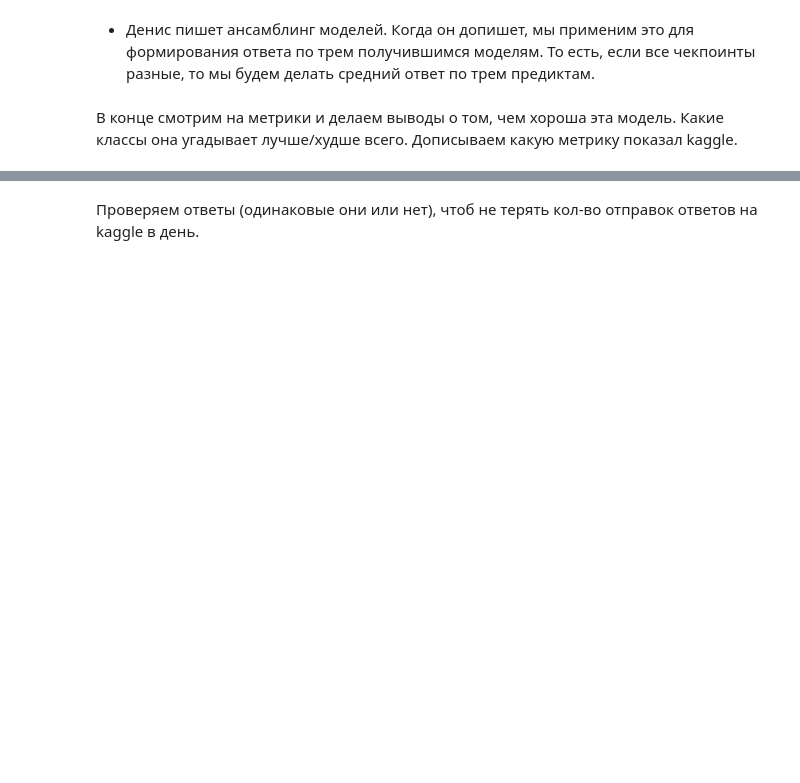
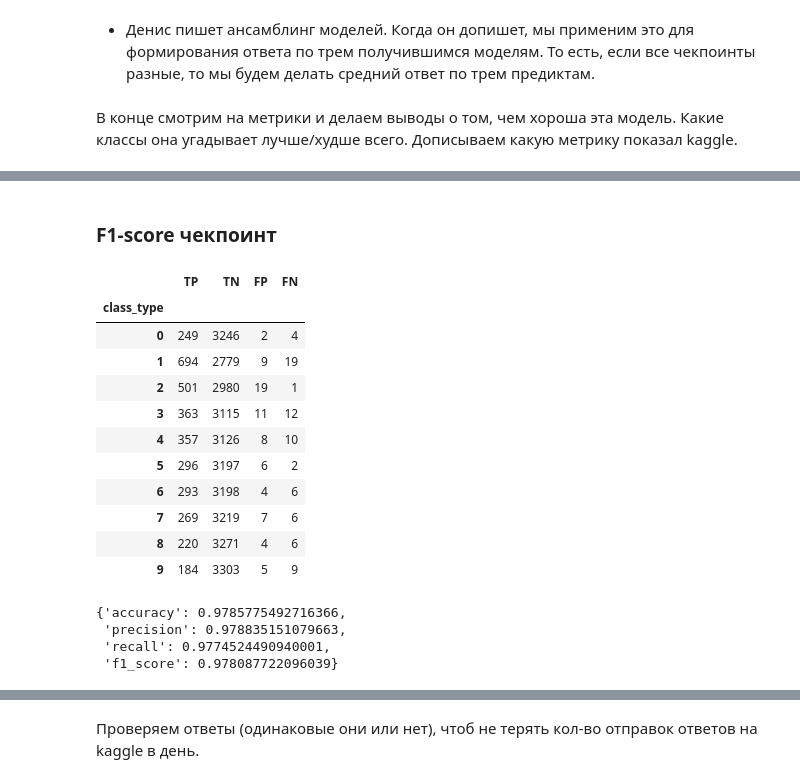
Before and after one commit to GrishaTS/YaMlProject, a Jupyter notebook: models/models/model1.ipynb, the cells around one changed output, grey strips where cells are left out. Saved outputs shown, nothing was run; the diff lists cells and outputs as text; code cells hidden in the pictures; blank space fills up the shorter version.

```diff
--- a/models/models/model1.ipynb
+++ b/models/models/model1.ipynb
@@ -362,0 +381,23 @@ metrics.metrics()
+# %% [markdown]
+### F1-score чекпоинт
+# %%
+metrics = MulticlassClassificationMetrics(val_ds_y, ans_val_f1_score)
+print(metrics)
+metrics.metrics()
+# %% [output]
+|  | TP | TN | FP | FN |
+| class_type |  |  |  |  |
+| 0 | 249 | 3246 | 2 | 4 |
+| 1 | 694 | 2779 | 9 | 19 |
+| 2 | 501 | 2980 | 19 | 1 |
+| 3 | 363 | 3115 | 11 | 12 |
+| 4 | 357 | 3126 | 8 | 10 |
+| 5 | 296 | 3197 | 6 | 2 |
+| 6 | 293 | 3198 | 4 | 6 |
+| 7 | 269 | 3219 | 7 | 6 |
+| 8 | 220 | 3271 | 4 | 6 |
+| 9 | 184 | 3303 | 5 | 9 |
+{'accuracy': 0.9785775492716366,
+ 'precision': 0.978835151079663,
+ 'recall': 0.9774524490940001,
+ 'f1_score': 0.978087722096039}
```
Also changed, not shown: parts of 18 cells of this notebook, 6 other files.
